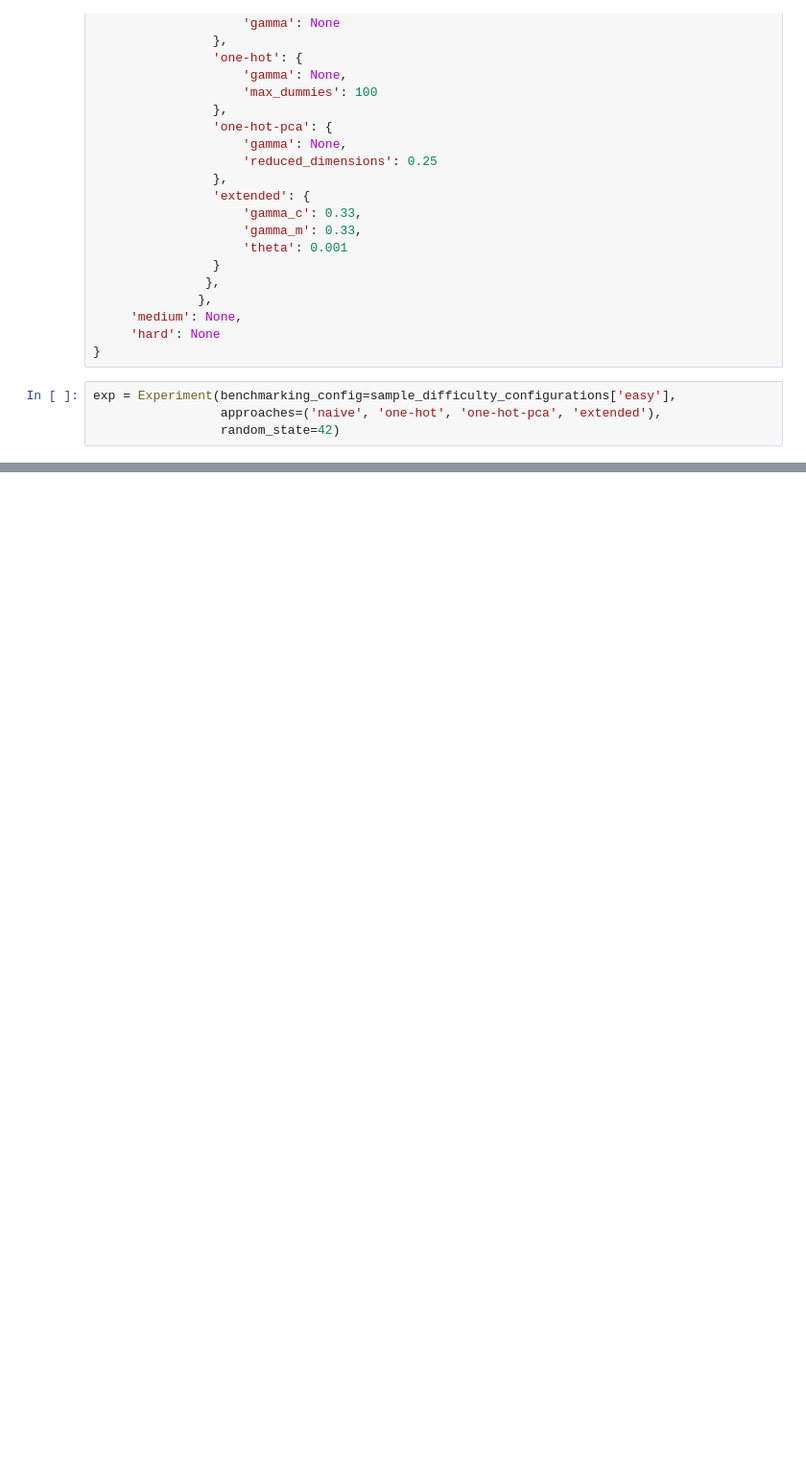
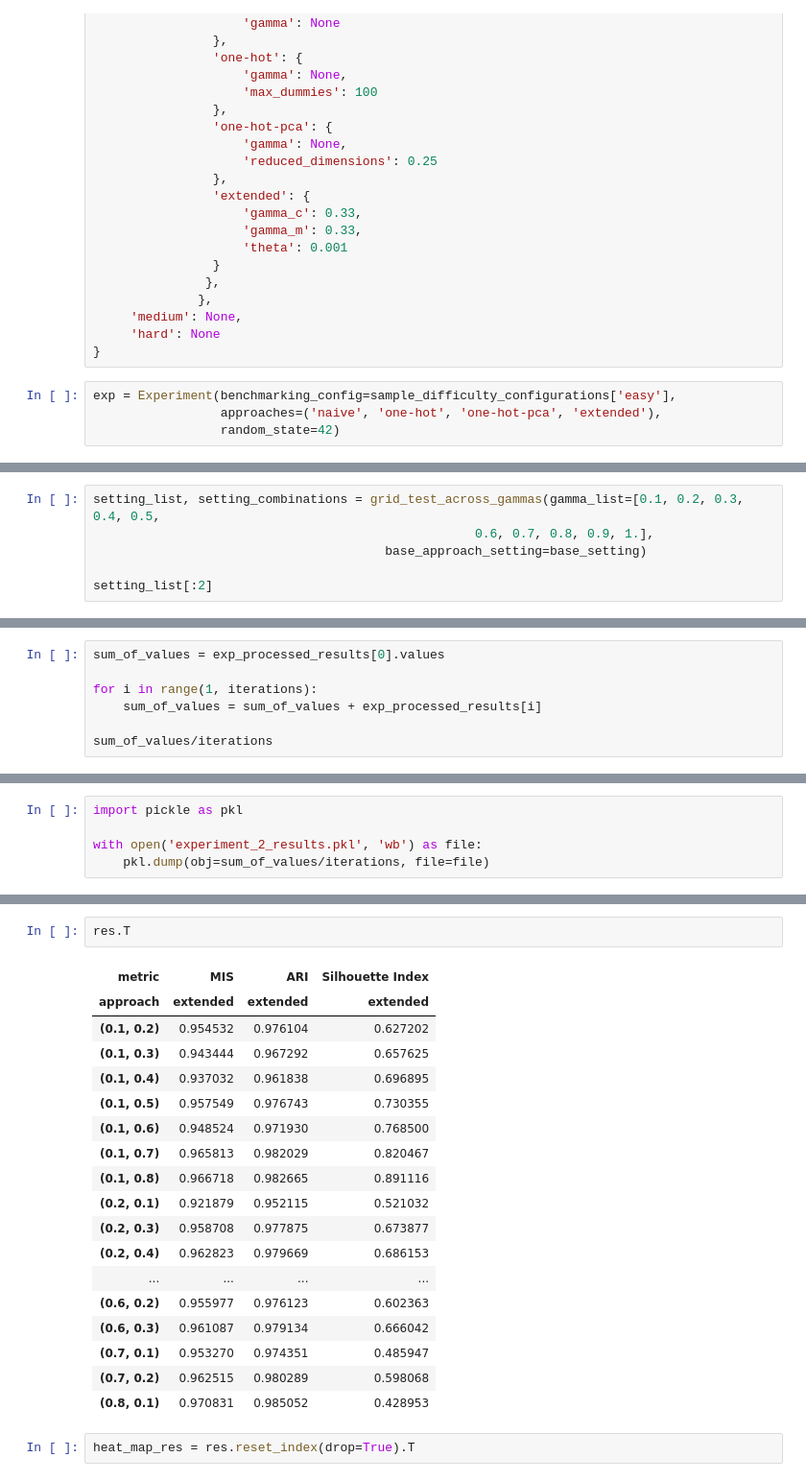
Before and after one commit to ManuelConcepcion/extended_kprototypes, a Jupyter notebook: extended_benchmark/benchmarking.ipynb, the cells around one changed output, grey strips where cells are left out. Shown: that part at 96% size. Drawn from its saved outputs; the diff is of its cells as text; blank space fills up the shorter version.

```diff
--- a/extended_benchmark/benchmarking.ipynb
+++ b/extended_benchmark/benchmarking.ipynb
@@ -77,0 +690,6 @@ exp.run_experiment()
+# %%
+setting_list, setting_combinations = grid_test_across_gammas(gamma_list=[0.1, 0.2, 0.3, 0.4, 0.5,
+                                                   0.6, 0.7, 0.8, 0.9, 1.],
+                                       base_approach_setting=base_setting)
+
+setting_list[:2]
@@ -77,0 +733,7 @@ exp.run_experiment()
+# %%
+sum_of_values = exp_processed_results[0].values
+
+for i in range(1, iterations):
+    sum_of_values = sum_of_values + exp_processed_results[i]
+
+sum_of_values/iterations
@@ -77,0 +747,5 @@ exp.run_experiment()
+# %%
+import pickle as pkl
+
+with open('experiment_2_results.pkl', 'wb') as file:
+    pkl.dump(obj=sum_of_values/iterations, file=file)
@@ -77,0 +766,23 @@ exp.run_experiment()
+# %%
+res.T
+# %% [output]
+| metric | MIS | ARI | Silhouette Index |
+| approach | extended | extended | extended |
+| (0.1, 0.2) | 0.954532 | 0.976104 | 0.627202 |
+| (0.1, 0.3) | 0.943444 | 0.967292 | 0.657625 |
+| (0.1, 0.4) | 0.937032 | 0.961838 | 0.696895 |
+| (0.1, 0.5) | 0.957549 | 0.976743 | 0.730355 |
+| (0.1, 0.6) | 0.948524 | 0.971930 | 0.768500 |
+| (0.1, 0.7) | 0.965813 | 0.982029 | 0.820467 |
+| (0.1, 0.8) | 0.966718 | 0.982665 | 0.891116 |
+| (0.2, 0.1) | 0.921879 | 0.952115 | 0.521032 |
+| (0.2, 0.3) | 0.958708 | 0.977875 | 0.673877 |
+| (0.2, 0.4) | 0.962823 | 0.979669 | 0.686153 |
+| ... | ... | ... | ... |
+| (0.6, 0.2) | 0.955977 | 0.976123 | 0.602363 |
+| (0.6, 0.3) | 0.961087 | 0.979134 | 0.666042 |
+| (0.7, 0.1) | 0.953270 | 0.974351 | 0.485947 |
+| (0.7, 0.2) | 0.962515 | 0.980289 | 0.598068 |
+| (0.8, 0.1) | 0.970831 | 0.985052 | 0.428953 |
+# %%
+heat_map_res = res.reset_index(drop=True).T
```
Also changed, not shown: parts of 53 cells of this notebook, 1 other file.
